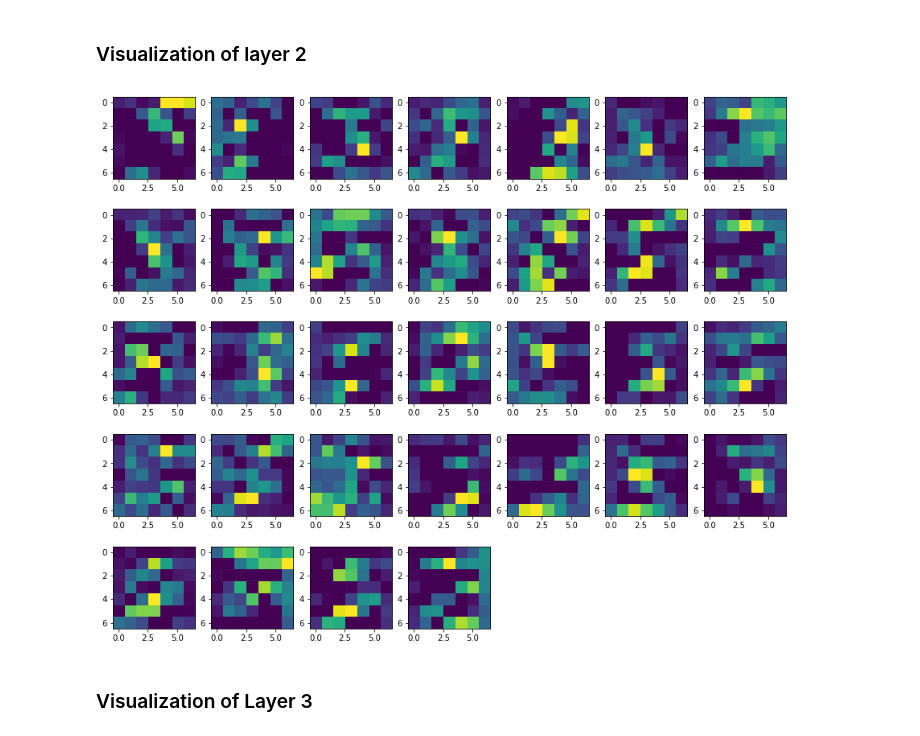
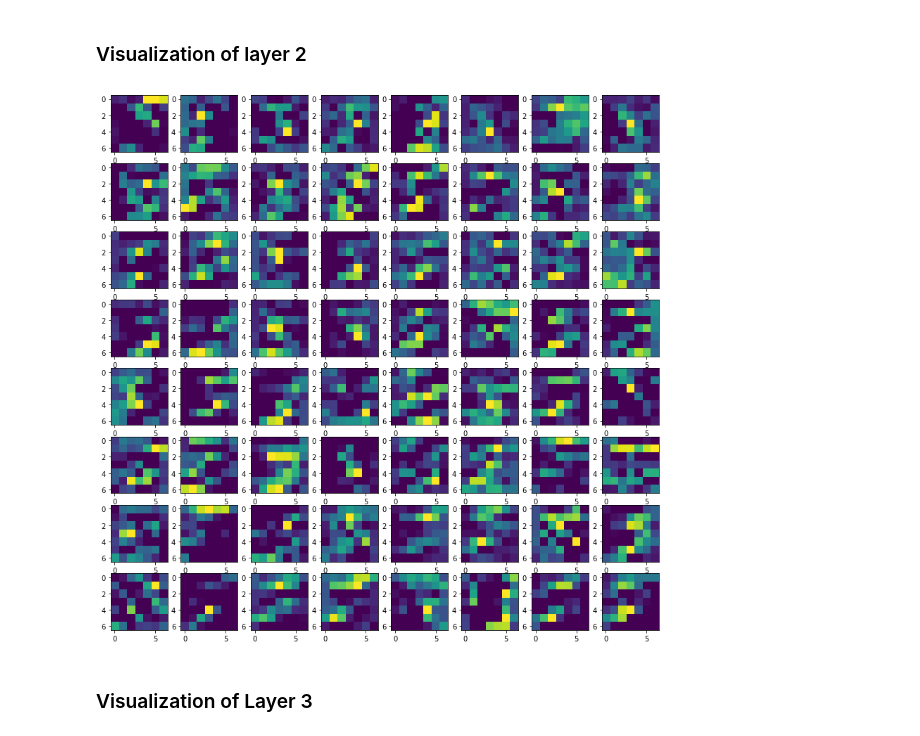
Before and after one commit to fogfish/tf-workspace, a Jupyter notebook: TensorFlow-MNIST-CNN.ipynb, the cells around one changed output. Drawn from its saved outputs; the diff is of its cells as text; code cells hidden in the pictures.

Commit message:
fix CNN layer 2 visualization

```diff
--- a/TensorFlow-MNIST-CNN.ipynb
+++ b/TensorFlow-MNIST-CNN.ipynb
@@ -232,15 +232,15 @@ plt.show()
 # %%
 value = session.run(Pool2, feed_dict={x: image, keep_prob: 1.0})
 
-plt.figure(figsize=(15, 15))
+plt.figure(figsize=(14, 14))
 
-for i in range(0, 32):
-    plt.subplot(6, 7, i + 1)
-    plt.imshow(value[0, :, :, i])
+for i in range(0, 64):
+    plt.subplot(8, 8, i + 1)
+    plt.imshow(np.array(value[0, :, :, i], dtype='float32'))
 
 plt.show()
 # %% [output]
-[figure, old version]
+[figure, new version]
 # %% [markdown]
 ### Visualization of Layer 3
 # %%
```
